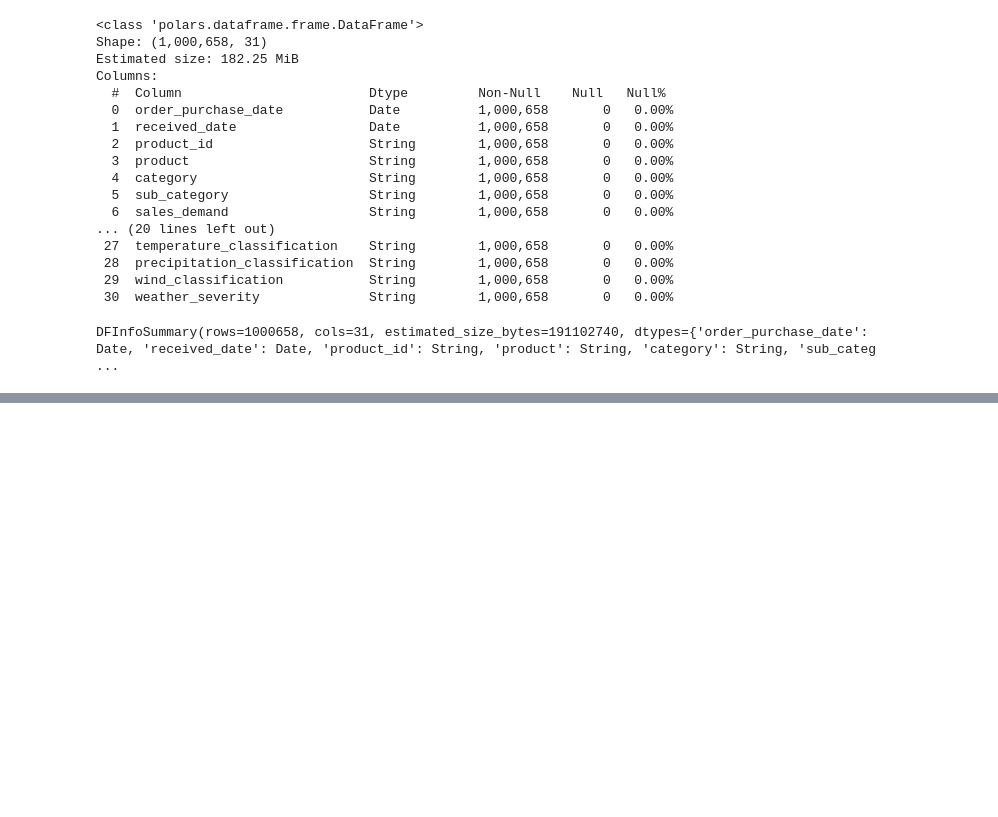
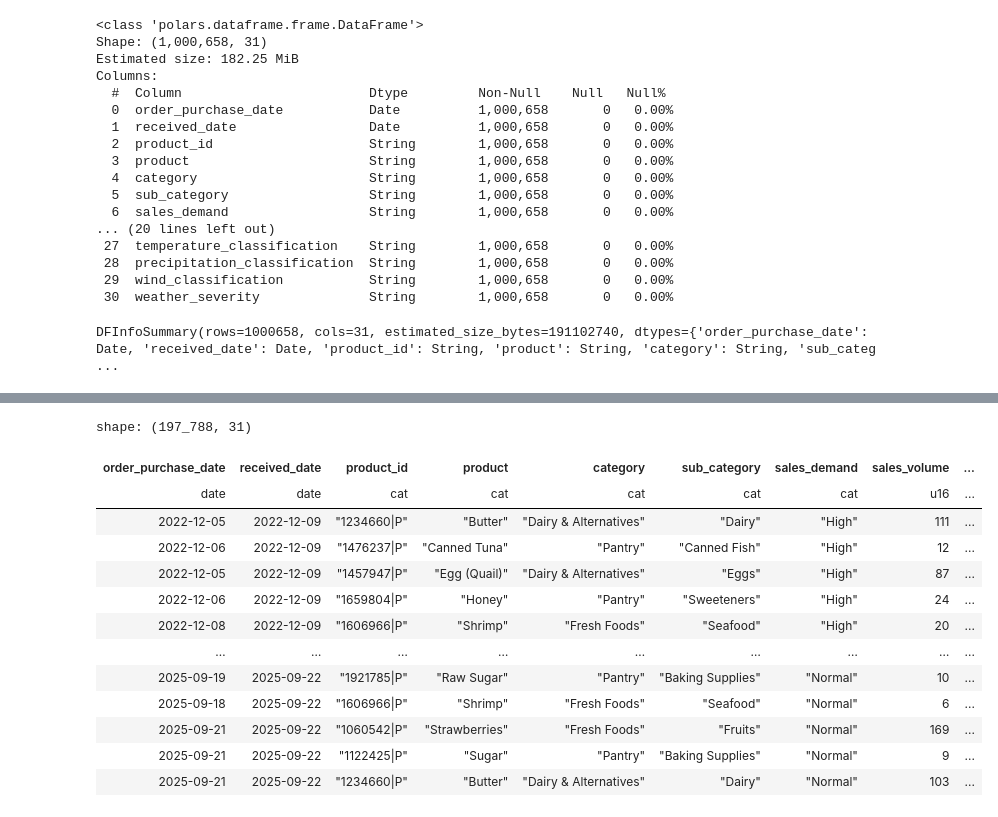
Before and after one commit to rbalbinotti/smart-supply-chain-ai, a Jupyter notebook: notebooks/01-polars_data_preprocessing.ipynb, the cells around one changed output, grey strips where cells are left out. Cells and saved outputs as stored; diff of their text form; code cells hidden in the pictures; blank space fills up the shorter version.

```diff
--- a/notebooks/01-polars_data_preprocessing.ipynb
+++ b/notebooks/01-polars_data_preprocessing.ipynb
@@ -120,0 +125,24 @@ shape: (0,)
+# %%
+df.filter(
+    ~pl.struct([
+        'order_purchase_date',
+        'received_date',
+        'product_id',
+        'supplier_id'
+    ]).is_duplicated()
+)
+# %% [output]
+shape: (197_788, 31)
+| order_purchase_date | received_date | product_id | product | category | sub_category | sales_demand | sales_volume | ... |
+| date | date | cat | cat | cat | cat | cat | u16 | ... |
+| 2022-12-05 | 2022-12-09 | "1234660|P" | "Butter" | "Dairy & Alternatives" | "Dairy" | "High" | 111 | ... |
+| 2022-12-06 | 2022-12-09 | "1476237|P" | "Canned Tuna" | "Pantry" | "Canned Fish" | "High" | 12 | ... |
+| 2022-12-05 | 2022-12-09 | "1457947|P" | "Egg (Quail)" | "Dairy & Alternatives" | "Eggs" | "High" | 87 | ... |
+| 2022-12-06 | 2022-12-09 | "1659804|P" | "Honey" | "Pantry" | "Sweeteners" | "High" | 24 | ... |
+| 2022-12-08 | 2022-12-09 | "1606966|P" | "Shrimp" | "Fresh Foods" | "Seafood" | "High" | 20 | ... |
+| … | … | … | … | … | … | … | … | ... |
+| 2025-09-19 | 2025-09-22 | "1921785|P" | "Raw Sugar" | "Pantry" | "Baking Supplies" | "Normal" | 10 | ... |
+| 2025-09-18 | 2025-09-22 | "1606966|P" | "Shrimp" | "Fresh Foods" | "Seafood" | "Normal" | 6 | ... |
+| 2025-09-21 | 2025-09-22 | "1060542|P" | "Strawberries" | "Fresh Foods" | "Fruits" | "Normal" | 169 | ... |
+| 2025-09-21 | 2025-09-22 | "1122425|P" | "Sugar" | "Pantry" | "Baking Supplies" | "Normal" | 9 | ... |
+| 2025-09-21 | 2025-09-22 | "1234660|P" | "Butter" | "Dairy & Alternatives" | "Dairy" | "Normal" | 103 | ... |
```
Also changed, not shown: parts of 4 cells of this notebook, 5 other files.
